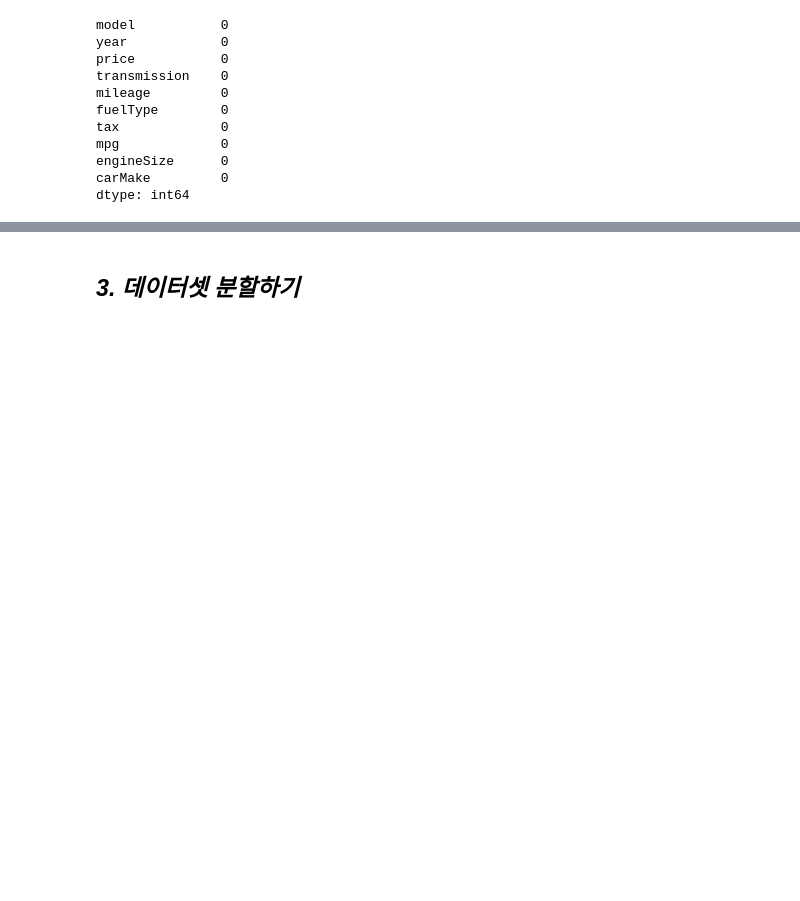
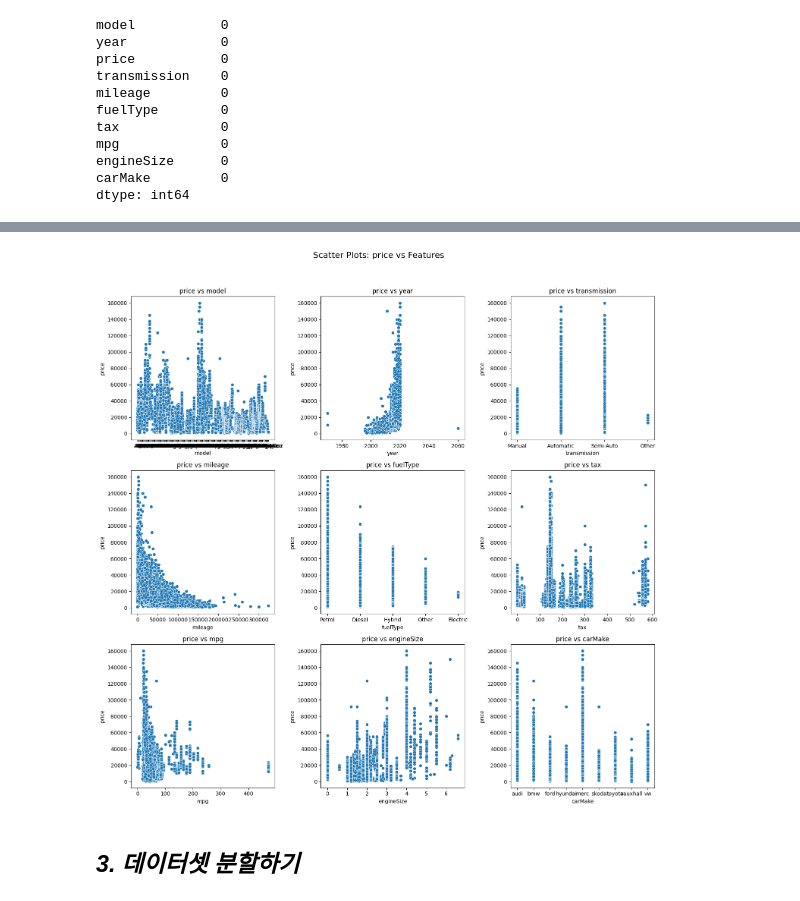
Before and after one commit to parkgunha/Chagawa_project, a Jupyter notebook: 건하_통합코드.ipynb, the cells around one changed output, grey strips where cells are left out. Drawn from its saved outputs; the diff is of its cells as text; code cells hidden in the pictures; blank space fills up the shorter version.

```diff
--- a/건하_통합코드.ipynb
+++ b/건하_통합코드.ipynb
@@ -140,3 +162,30 @@ plt.show()
+# %%
+# scatterplot 그리기
+
+# Subplot 설정
+num_features = len(full2_data.columns) -1  # 독립 변수 개수
+cols = 3  # 한 줄에 들어갈 플롯 수
+rows = (num_features + cols - 1) // cols  # 행 개수 계산
+
+fig, axes = plt.subplots(rows, cols, figsize=(15, 5 * rows))
+fig.suptitle("Scatter Plots: price vs Features", fontsize=16)
+
+# 각 독립 변수와 price의 산점도 그리기
+for i, column in enumerate(full2_data.columns.drop('price')):
+    ax = axes[i // cols, i % cols]
+    sns.scatterplot(data=full2_data, x=column, y="price", ax=ax)
+    ax.set_title(f"price vs {column}")
+    ax.set_xlabel(column)
+    ax.set_ylabel("price")
+
+# 빈 subplot 숨기기 (독립변수 개수가 subplot보다 적은 경우)
+for j in range(i + 1, rows * cols):
+    fig.delaxes(axes[j // cols, j % cols])
+
+plt.tight_layout(rect=[0, 0, 1, 0.95])  # 제목과 간격 조정
+plt.show()
+# %% [output]
+[figure, added]
 # %% [markdown]
 ## ***3. 데이터셋 분할하기***
 # %%
```
Also changed, not shown: parts of 4 cells of this notebook.
